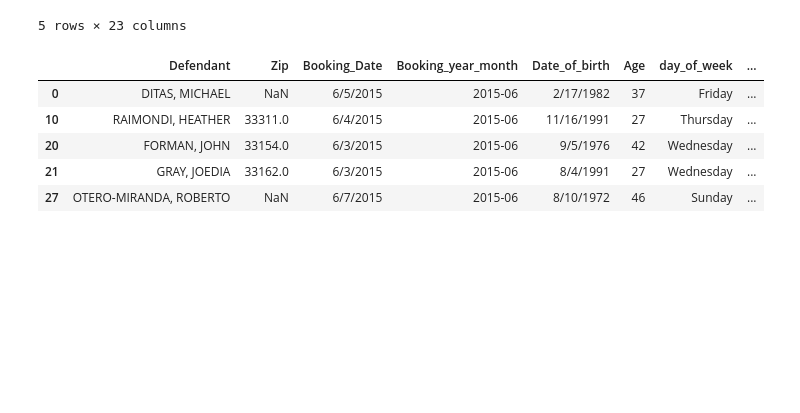
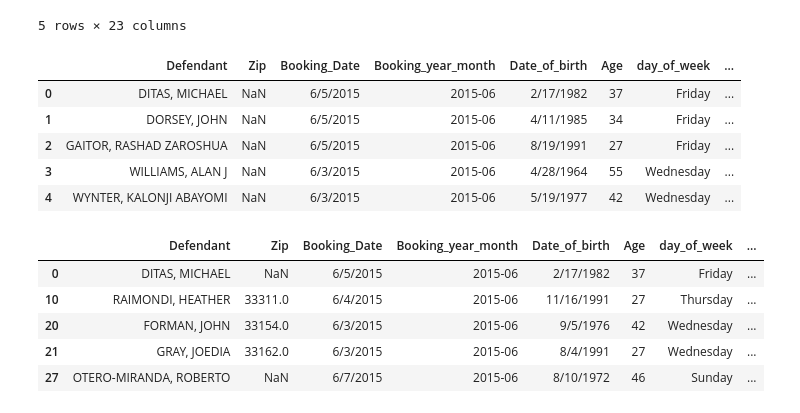
Before and after one commit to cynthiahuallanca/Miami_Crime_2019, a Jupyter notebook: ML4_forescasting.ipynb, the cells around one changed output. Saved outputs shown, nothing was run; the diff lists cells and outputs as text; code cells hidden in the pictures; blank space fills up the shorter version.

```diff
--- a/ML4_forescasting.ipynb
+++ b/ML4_forescasting.ipynb
@@ -37,8 +36,7 @@ df.head()
 # this part will be added in cleaning process.
 
 df['Booking_year_month'] = df['Booking_year_month'].astype(str)
-df['DOB_year'] = df['Booking_year_month'].str.split('-').str.get(0)
-df['DOB_month'] = df['Booking_year_month'].str.split('-').str.get(1)
+df['Booking_month'] = df['Booking_year_month'].str.split('-').str.get(1)
 
 df.head()
 # %% [output]
@@ -48,10 +46,4 @@ df.head()
 | 2 | 16 | GAITOR, RASHAD ZAROSHUA | UNKNOWN | NaN | MIAMI | FL | 6/5/2015 | 2015-06 | ... |
 | 3 | 24 | WILLIAMS, ALAN J | UNKNOWN | NaN | MIAMI | FL | 6/3/2015 | 2015-06 | ... |
 | 4 | 29 | WYNTER, KALONJI ABAYOMI | HOMELESS | NaN | HOMELESS | FL | 6/3/2015 | 2015-06 | ... |
-# %%
-# DELETE AFTER.
-# this part will be added in cleaning process.
-
-# Drop innecesary columns
-df.drop(['DOB_year',], axis=1, inplace=True)
 # %%
@@ -111,6 +102,16 @@ df.tail()
 
 # Drop innecesary columns
 df.drop(['Unnamed: 0','Address','City','State','Crime_Family2','Crime_Family'], axis=1, inplace=True)
+# %%
+df["total_crime"] = df['Age<25'] + df['Age26-50'] + df['Age>50']
+df.head()
+# %% [output]
+|  | Defendant | Zip | Booking_Date | Booking_year_month | Date_of_birth | Age | day_of_week | ... |
+| 0 | DITAS, MICHAEL | NaN | 6/5/2015 | 2015-06 | 2/17/1982 | 37 | Friday | ... |
+| 1 | DORSEY, JOHN | NaN | 6/5/2015 | 2015-06 | 4/11/1985 | 34 | Friday | ... |
+| 2 | GAITOR, RASHAD ZAROSHUA | NaN | 6/5/2015 | 2015-06 | 8/19/1991 | 27 | Friday | ... |
+| 3 | WILLIAMS, ALAN J | NaN | 6/3/2015 | 2015-06 | 4/28/1964 | 55 | Wednesday | ... |
+| 4 | WYNTER, KALONJI ABAYOMI | NaN | 6/3/2015 | 2015-06 | 5/19/1977 | 42 | Wednesday | ... |
 # %%
 # Filter by State of Florida only (dropping NA also)
 df_assault = df.loc[df['Crime_Family1'] == "ASSAULT & BATTERY",:]
```
Also changed, not shown: parts of 12 cells of this notebook, 3 other files.
